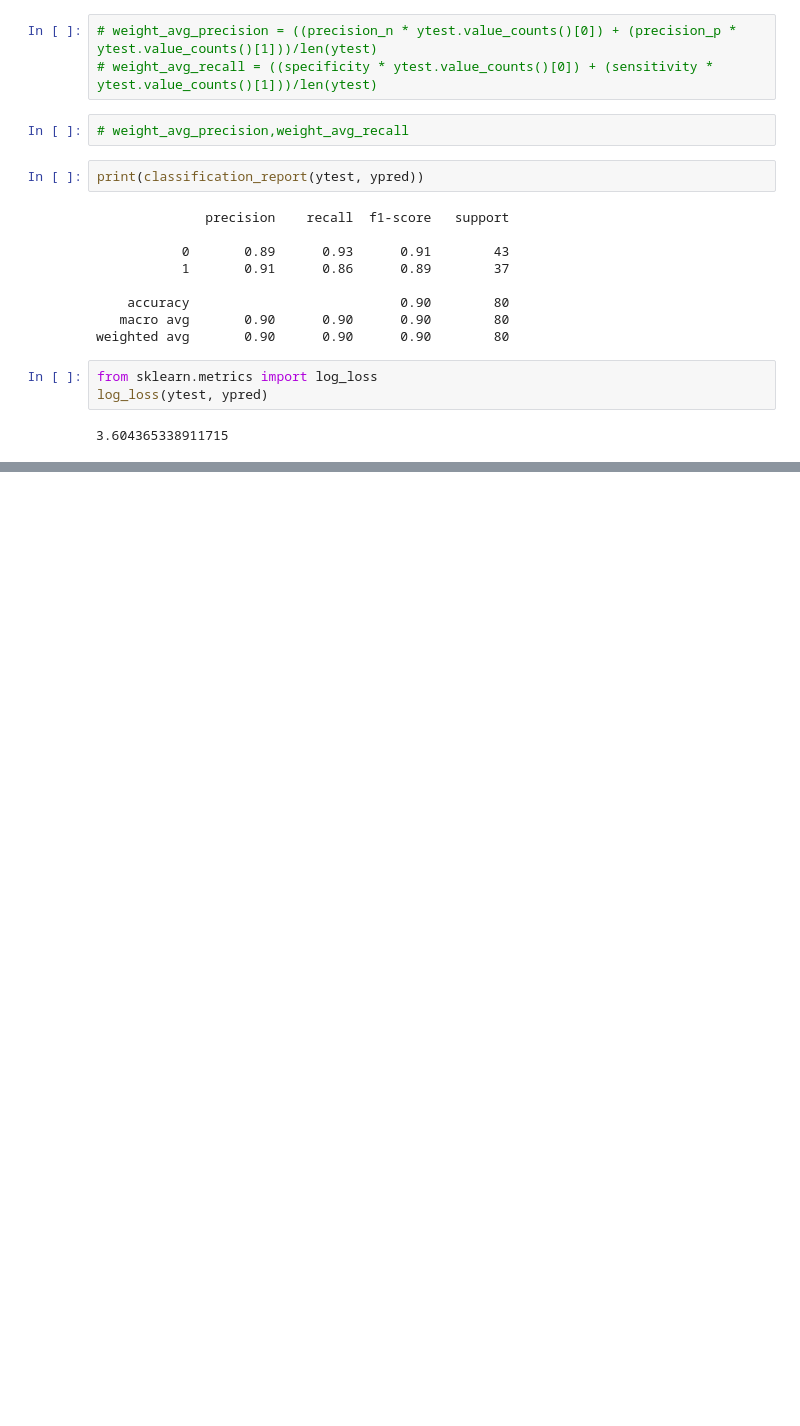
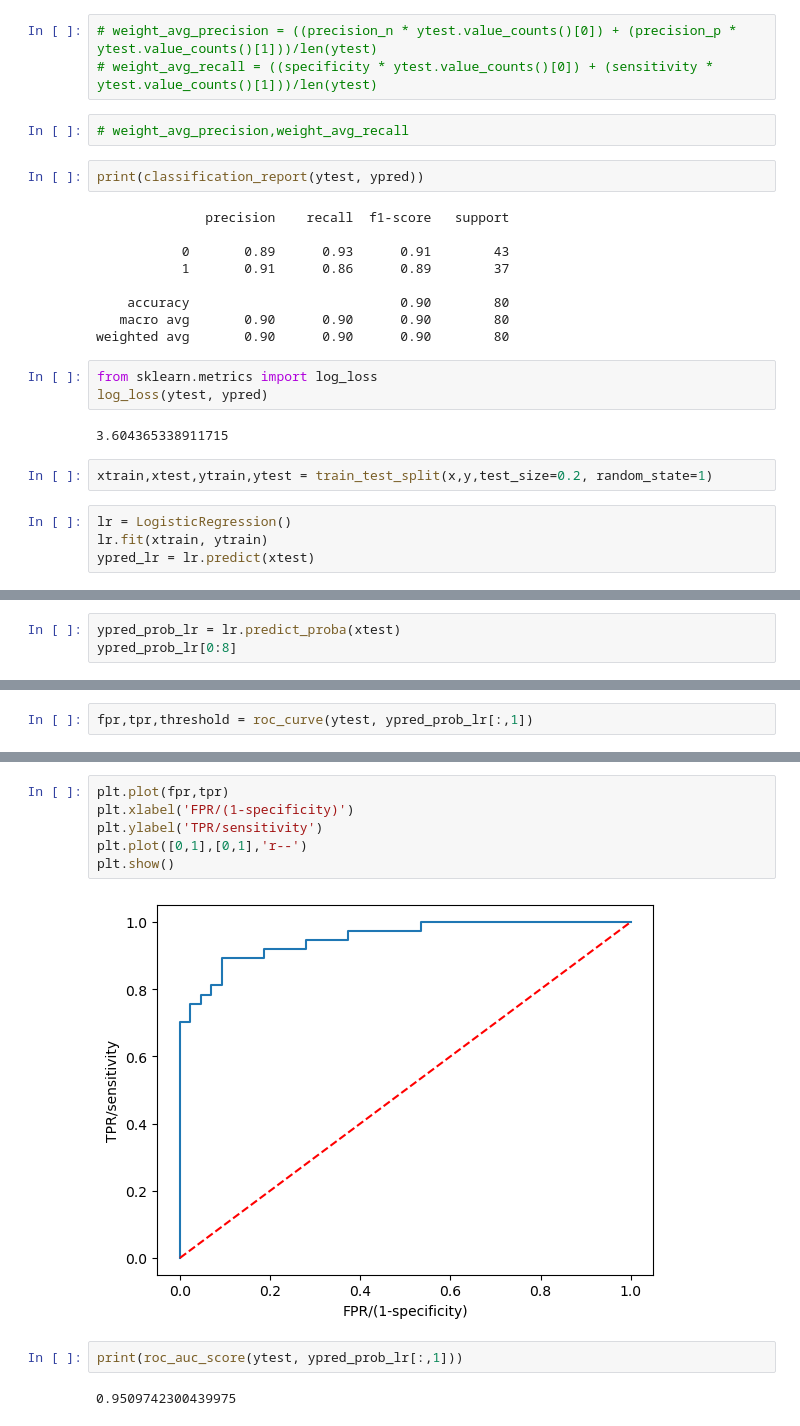
Before and after one commit to ajay-ajzkrish/learn_ml, a Jupyter notebook: SLC/FNB(Day1 and Day2)/day1day2ajay.ipynb, the cells around one changed output, grey strips where cells are left out. Saved outputs shown, nothing was run; the diff lists cells and outputs as text; blank space fills up the shorter version.

```diff
--- a/SLC/FNB(Day1 and Day2)/day1day2ajay.ipynb
+++ b/SLC/FNB(Day1 and Day2)/day1day2ajay.ipynb
@@ -235,3 +235,9 @@ from sklearn.metrics import log_loss
 log_loss(ytest, ypred)
 # %% [output]
 3.604365338911715
+# %%
+xtrain,xtest,ytrain,ytest = train_test_split(x,y,test_size=0.2, random_state=1)
+# %%
+lr = LogisticRegression()
+lr.fit(xtrain, ytrain)
+ypred_lr = lr.predict(xtest)
@@ -237,0 +252,3 @@ log_loss(ytest, ypred)
+# %%
+ypred_prob_lr = lr.predict_proba(xtest)
+ypred_prob_lr[0:8]
@@ -237,0 +282,2 @@ log_loss(ytest, ypred)
+# %%
+fpr,tpr,threshold = roc_curve(ytest, ypred_prob_lr[:,1])
@@ -237,0 +307,12 @@ log_loss(ytest, ypred)
+# %%
+plt.plot(fpr,tpr)
+plt.xlabel('FPR/(1-specificity)')
+plt.ylabel('TPR/sensitivity')
+plt.plot([0,1],[0,1],'r--')
+plt.show()
+# %% [output]
+[figure, added]
+# %%
+print(roc_auc_score(ytest, ypred_prob_lr[:,1]))
+# %% [output]
+0.9509742300439975
```
Also changed, not shown: parts of 20 cells of this notebook, 19 other files.
